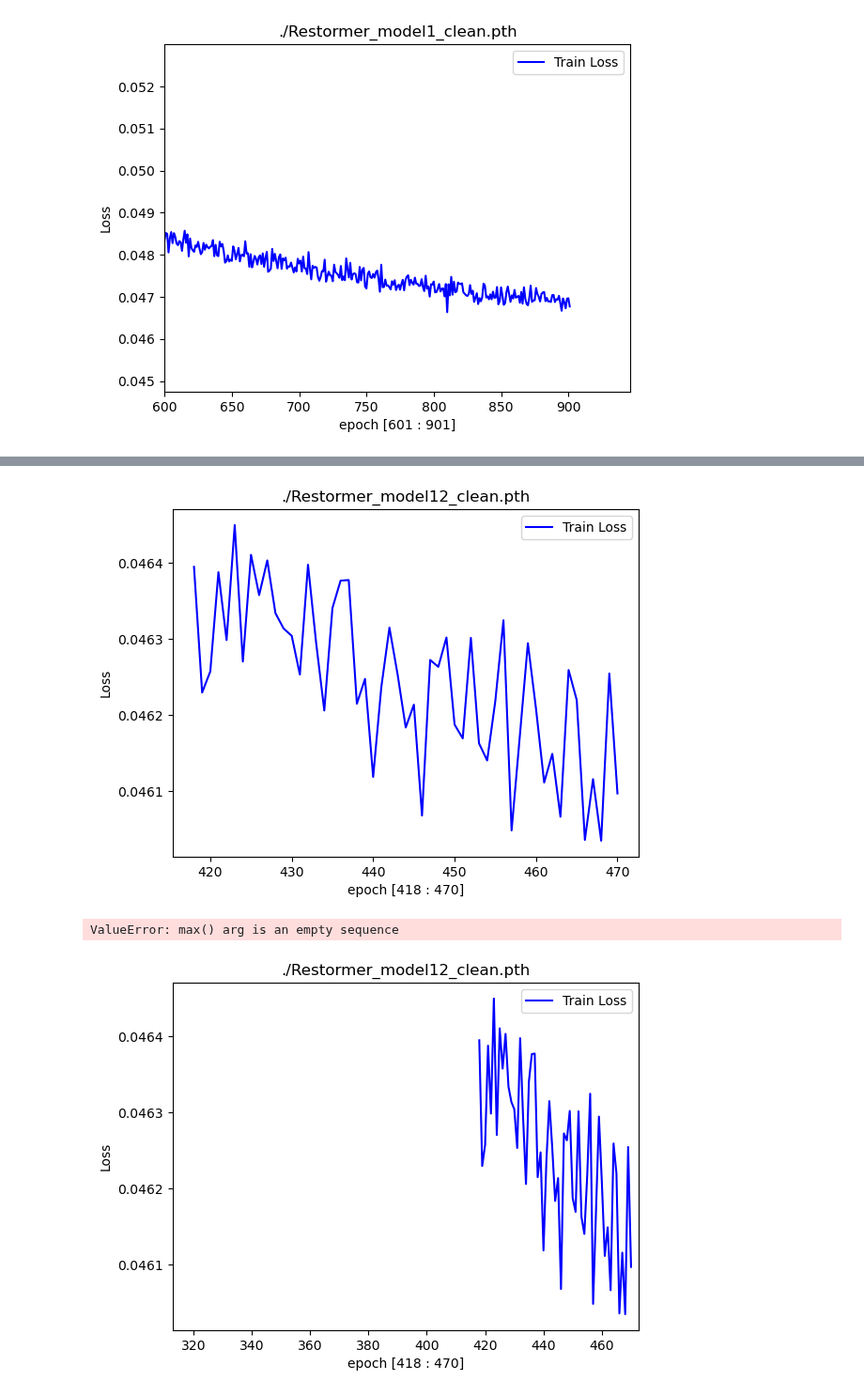
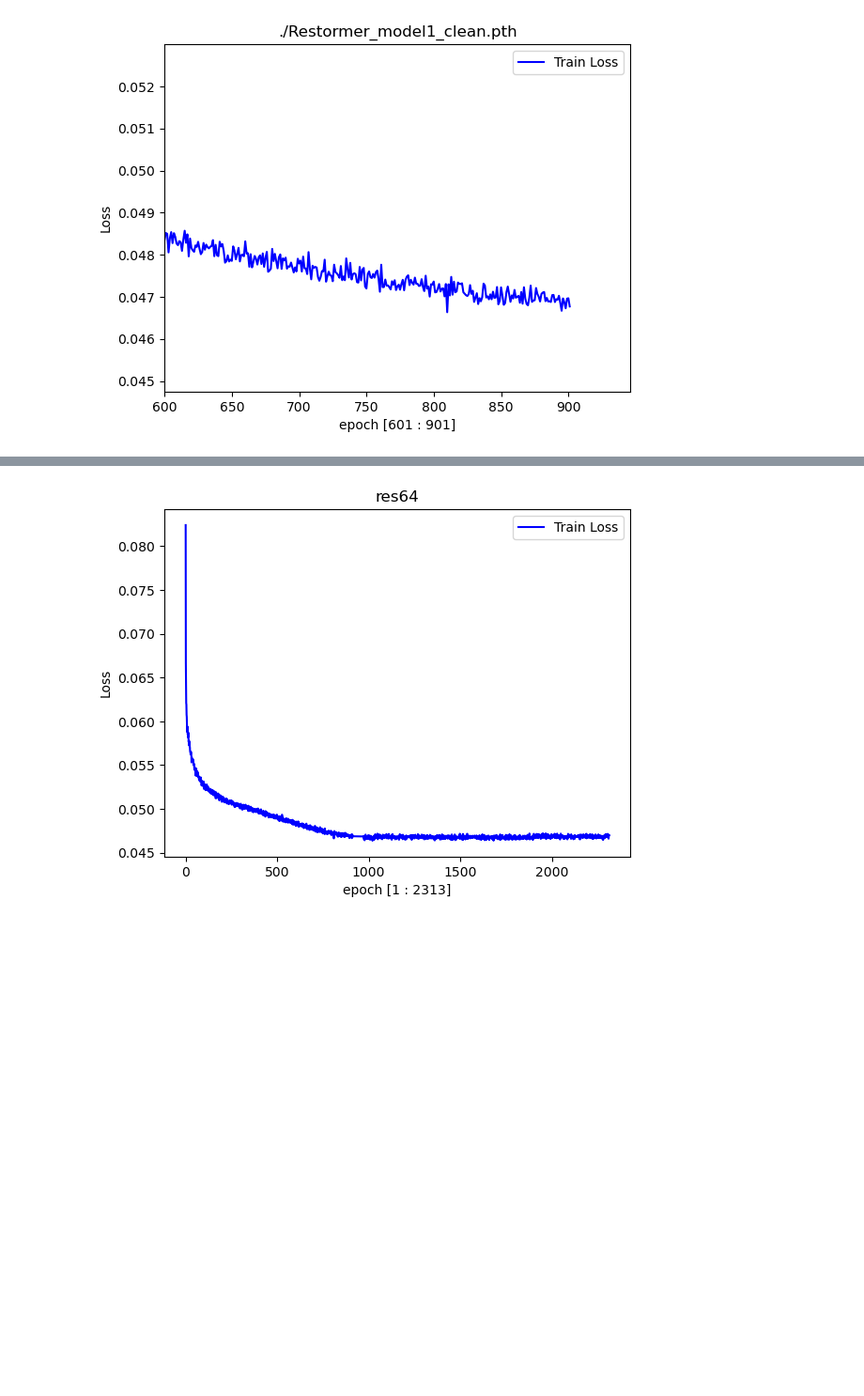
Before and after one commit to joohyun7u/mlp_compitition, a Jupyter notebook: cjh/loss/loss_visual.ipynb, the cells around one changed output, grey strips where cells are left out. Shown at 94% size. Drawn from its saved outputs; the diff is of its cells as text; code cells hidden in the pictures; blank space fills up the shorter version.

```diff
--- a/cjh/loss/loss_visual.ipynb
+++ b/cjh/loss/loss_visual.ipynb
@@ -61,57 +120,53 @@ import matplotlib.pyplot as plt
 model_list = ['DnCNN', 'ResNet18', 'RFDN', 'DRLN']
 sel_model = model_list[3]
 pth_num = 3
-load_loss_pth ='./'+sel_model+'_model'+ str(pth_num)+'.pth'
+
 # load_loss_pth ='./ResNet18_model2.pth'
 
 #            [   0          1         2      3          4          5         6         7          8     ]
 model_list = ['DnCNN', 'ResNet18', 'RFDN', 'DRLN', 'pix2pix', 'pix2pix2', 'swinir', 'KBNet', 'Restormer']
 
 sel_model = model_list[8]
-pth_num =12
+pth_num =1
 noise = False
 if noise: pth = '.pth'
 else: pth = '_clean.pth'
 if sel_model=='pix2pix': pth='_g.pth'
 save_record = False # 기록용 폴더에 있으면
-load_loss_pth ='./'+sel_model+'_model'+str(pth_num)+pth
-if save_record:
-    load_loss_pth ='./기록용/'+sel_model+'/'+'best_'+sel_model+'_model'+str(pth_num)+pth
+total_pth = []
+for pth_num in [1,11,15]:
+    load_loss_pth ='./'+sel_model+'_model'+ str(pth_num)+pth
+    total_pth.append(load_loss_pth)
 
 
 
 def plt_show(xrange=0):
     plt.plot(epoch, train_loss, label="Train Loss", color='b')
     # plt.plot(epoch, val_loss, label="Validation Loss", color='r')
-    # plt.plot(epoch, train_mae, label="Train MAE", color='c')
-    # plt.plot(epoch, val_mae, label="Validation MAE", color='y')
-    plt.title(load_loss_pth)
+    plt.title('res64')
     plt.legend(loc="best")
     plt.ylabel("Loss")
     # plt.ylim(0,0.1)
     plt.xlabel(f'epoch [{epoch[0]} : {epoch[-1]}]')
     if xrange:
         plt.xlim(xrange)
-        plt.ylim(min([min(train_loss),min(val_loss)])*0.99,max([max(i[xrange:]) for i in [train_loss,val_loss,train_mae,val_mae]])*1.01)
+        plt.ylim(min([min(train_loss),min(val_loss)])*0.99,max([max(train_loss[xrange:]),max(val_loss[xrange:])])*1.01)
         plt.xlabel(f'epoch [{epoch[xrange]} : {epoch[-1]}]')
     plt.show()
-
-checkpoint = torch.load(load_loss_pth) # 경로에서 .pt 파일 불러오기
-model = checkpoint['model']
-epoch = checkpoint['epoch']
-train_loss =checkpoint['train_loss']
-val_loss = checkpoint['val_loss']
-train_mae=checkpoint['train_mae']
-val_mae=checkpoint['val_mae']
+model, epoch, train_loss = [],[],[]
+for load_loss_pth in total_pth:
+    checkpoint = torch.load(load_loss_pth) # 경로에서 .pt 파일 불러오기
+    model = checkpoint['model']
+    epoch += checkpoint['epoch']
+    train_loss +=checkpoint['train_loss']
+    # val_loss = checkpoint['val_loss']
 epochs =[]
 for i in epoch:
     epochs.append(i + 1)
 epoch = epochs
 # plt.subplot(1,2,1)
 plt_show()
 # plt.subplot(1,2,2)
-plt_show(int(epoch[-1]*4/6))
+# plt_show(int(epoch[-1]*4/6))
 # %% [output]
-[figure, old version]
+[figure, new version]
-ValueError: max() arg is an empty sequence
-[figure, removed]
```
Also changed, not shown: parts of 4 cells of this notebook, 33 other files.
